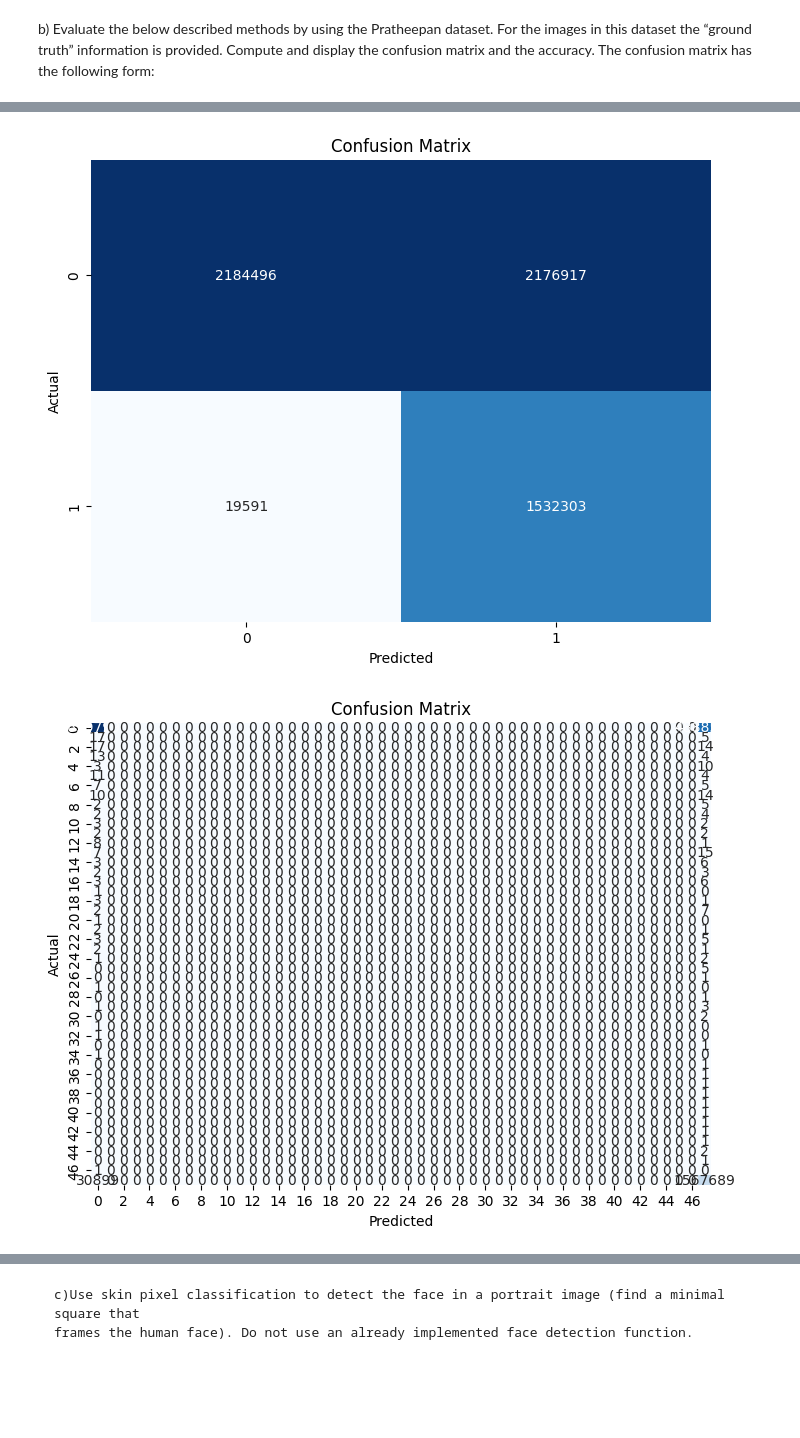
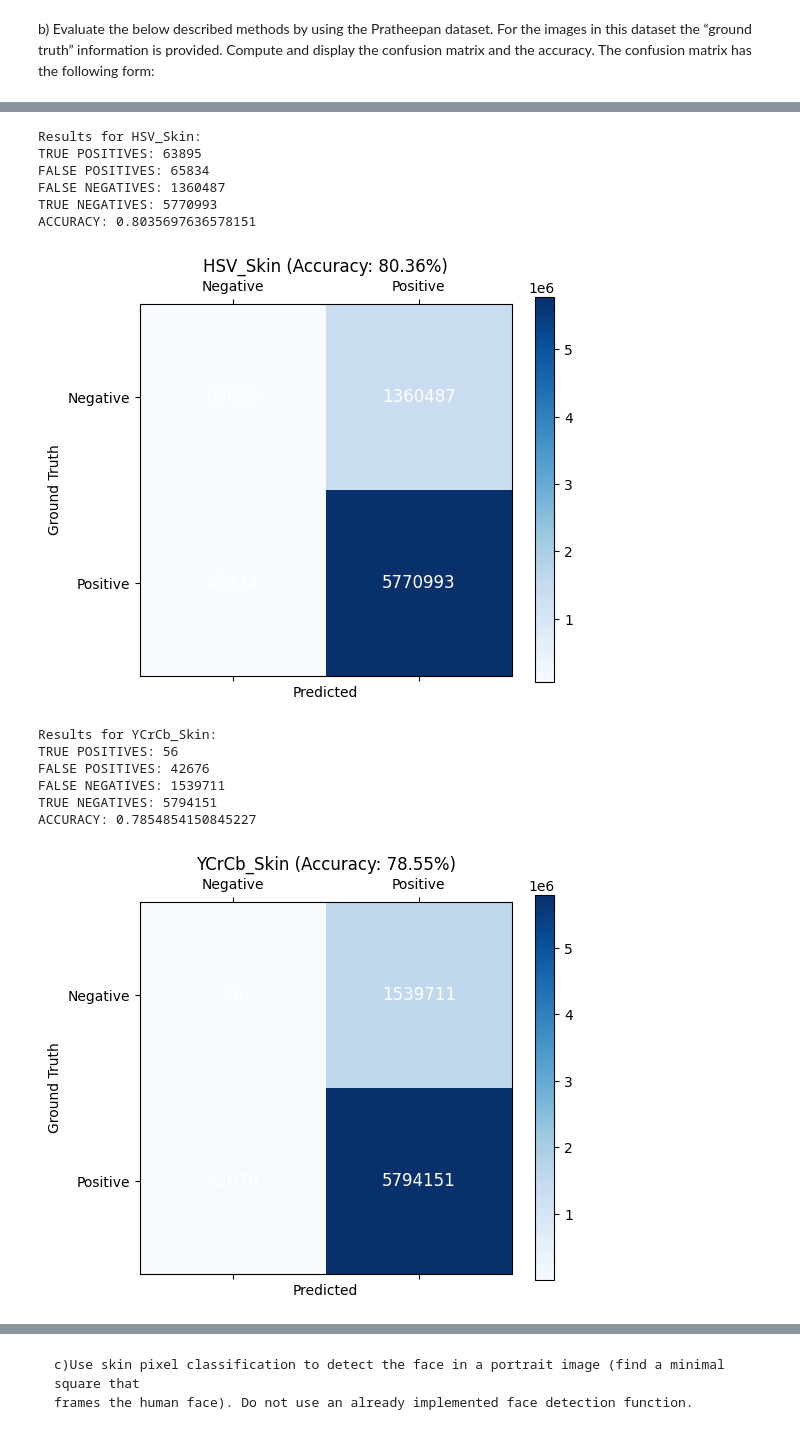
Before and after one commit to Lucanb/Computer-Vision, a Jupyter notebook: Lab3/lab3.ipynb, the cells around one changed output, grey strips where cells are left out. Drawn from its saved outputs; the diff is of its cells as text; code cells hidden in the pictures; blank space fills up the shorter version.

```diff
--- a/Lab3/lab3.ipynb
+++ b/Lab3/lab3.ipynb
@@ -177,8 +108,0 @@ Family Photos Accuracy: 0.9999973429250613
-# %%
-plot_confusion_matrix(face_confusion_matrix)
-# %% [output]
-[figure, removed]
-# %%
-plot_confusion_matrix(family_confusion_matrix)
-# %% [output]
-[figure, removed]
@@ -184,0 +179,58 @@ plot_confusion_matrix(family_confusion_matrix)
+# %%
+def plot_confusion_matrix(confusion, accuracy, title='Confusion Matrix'):
+    labels = ['True Positive', 'False Negative', 'False Positive', 'True Negative']
+    cm = np.array(confusion).reshape(2, 2)
+    fig, ax = plt.subplots(figsize=(6, 5))
+    cax = ax.matshow(cm, cmap='Blues')
+
+    fig.colorbar(cax)
+
+    ax.set_xticklabels(['', 'Negative', 'Positive'])
+    ax.set_yticklabels(['', 'Negative', 'Positive'])
+
+    for (i, j), val in np.ndenumerate(cm):
+        ax.text(j, i, str(val), ha='center', va='center', color='white', fontsize=12)
+
+    ax.set_title(f'{title} (Accuracy: {accuracy*100:.2f}%)')
+
+    plt.xlabel('Predicted')
+    plt.ylabel('Ground Truth')
+    plt.show()
+# %%
+if __name__ == "__main__":
+
+    # input_folder = r"Pratheepan_Dataset\FacePhoto"
+    # apply_skin_detection(input_folder, input_folder)
+
+    # input_folder = r"Pratheepan_Dataset\FamilyPhoto"
+    # apply_skin_detection(input_folder, input_folder)
+
+    function_pairs = [
+        ("HSV_Skin", SkinHSV),
+        ("YCrCb_Skin", SkinYCrCb),
+        ("BGR_Skin", SkinBGR)
+    ]
+
+    process_images(r"Ground_Truth/GroundT_FacePhoto", r"Pratheepan_Dataset\FacePhoto", function_pairs)
+    process_images(r"Ground_Truth/GroundT_FacePhoto", r"Pratheepan_Dataset\FamilyPhoto", function_pairs)
+
+
+    for folder, confusion in confusion_matrices.items():
+        print(f"Results for {folder}:")
+        accuracy = displayConfusion(confusion)
+        plot_confusion_matrix(confusion, accuracy, folder)
+# %% [output]
+Results for HSV_Skin:
+TRUE POSITIVES: 63895
+FALSE POSITIVES: 65834
+FALSE NEGATIVES: 1360487
+TRUE NEGATIVES: 5770993
+ACCURACY: 0.8035697636578151
+[figure, added]
+Results for YCrCb_Skin:
+TRUE POSITIVES: 56
+FALSE POSITIVES: 42676
+FALSE NEGATIVES: 1539711
+TRUE NEGATIVES: 5794151
+ACCURACY: 0.7854854150845227
+[figure, added]
```
Also changed, not shown: parts of 14 cells of this notebook, 3 other files.
